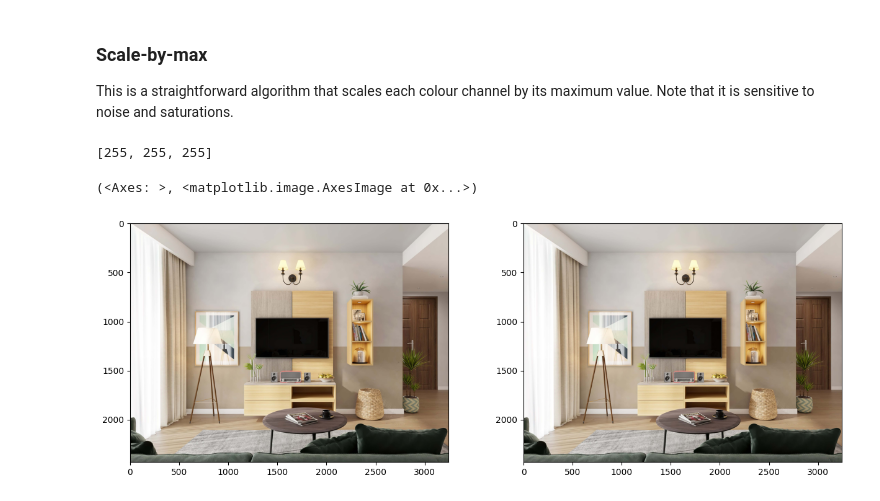
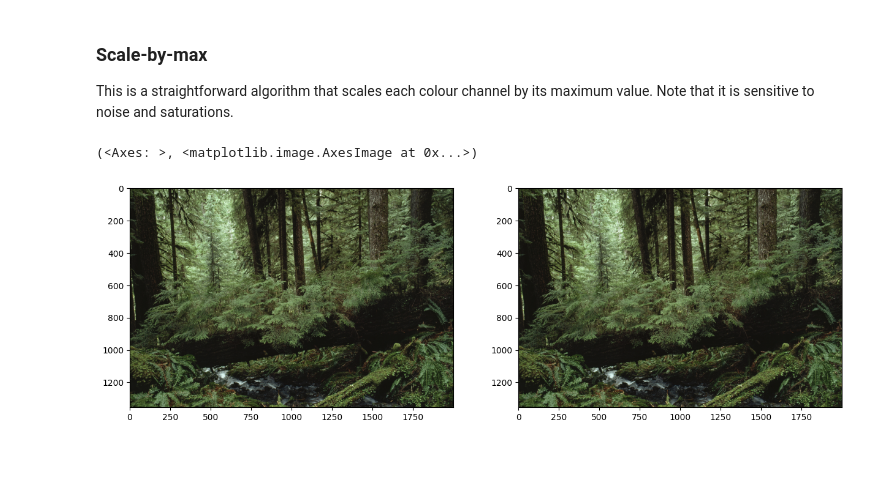
Before and after one commit to andrewstelmakh/computer_vision_course, a Jupyter notebook: lesson_2/Homework.ipynb, the cells around one changed output. Drawn from its saved outputs; the diff is of its cells as text; code cells hidden in the pictures; blank space fills up the shorter version.

```diff
--- a/lesson_2/Homework.ipynb
+++ b/lesson_2/Homework.ipynb
@@ -14,7 +14,7 @@ import numpy as np
 from matplotlib import pyplot as plt
 plt.rcParams['figure.figsize'] = [15, 5]
 # %%
-img = cv2.imread('./sea.jpg')
+img = cv2.imread('./data/sea.jpg')
 img = cv2.cvtColor(img, cv2.COLOR_BGR2RGB)
 plt.imshow(img)
 # %% [output]
@@ -48,7 +48,7 @@ plt.subplot(122), plt.imshow(balanced)
 This algorithm assumes that a scene, on average, is gray.
 # %%
 # Load your image
-img = cv2.imread('./room.jpg')
+img = cv2.imread('./data/room.jpg')
 img = cv2.cvtColor(img, cv2.COLOR_BGR2RGB)
 
 # Compute the mean values for all three colour channels (red, green, blue)
@@ -91,25 +91,27 @@ plt.subplot(122), plt.imshow(balanced)
 This is a straightforward algorithm that scales each colour channel by its maximum value. Note that it is sensitive to noise and saturations.
 # %%
 # Load your image
-img = cv2.imread('./room.jpg')
+img = cv2.imread('./data/forest.jpg')
 img = cv2.cvtColor(img, cv2.COLOR_BGR2RGB)
 
 # Compute the maximum values for all three colour channels (red, green, blue)
-max_r = np.max(img[..., 0] )
-max_g = np.max(img[..., 1])
-max_b = np.max(img[..., 2])
+max_r = np.max(img[..., 0]/255)
+max_g = np.max(img[..., 1]/255)
+max_b = np.max(img[..., 2]/255)
 coeffs=[max_r, max_g, max_b]
-
-print(coeffs)
 
 # Apply scale-by-max balancing and generate the balanced image
 balanced = np.zeros_like(img, dtype=np.float32)
 for channel in range(3):
-    balanced[..., channel] = img[..., channel] / coeffs[channel]
+    balanced[..., channel] = img[..., channel] / coeffs[channel];
+
+balanced = balanced/255
+balanced[balanced > 1] = 1
 
 plt.subplot(121), plt.imshow(img)
 plt.subplot(122), plt.imshow(balanced)
+
+#I tried differe images, and they all give max_r, max_g, max_b as 255 or 1.0. Th
 # %% [output]
-[255, 255, 255]
+(<Axes: >, <matplotlib.image.AxesImage at 0x...>)
-(<Axes: >, <matplotlib.image.AxesImage at 0x...>)
-[figure, old version]
+[figure, new version]
```
Also changed, not shown: parts of 1 cell of this notebook, 8 other files.
